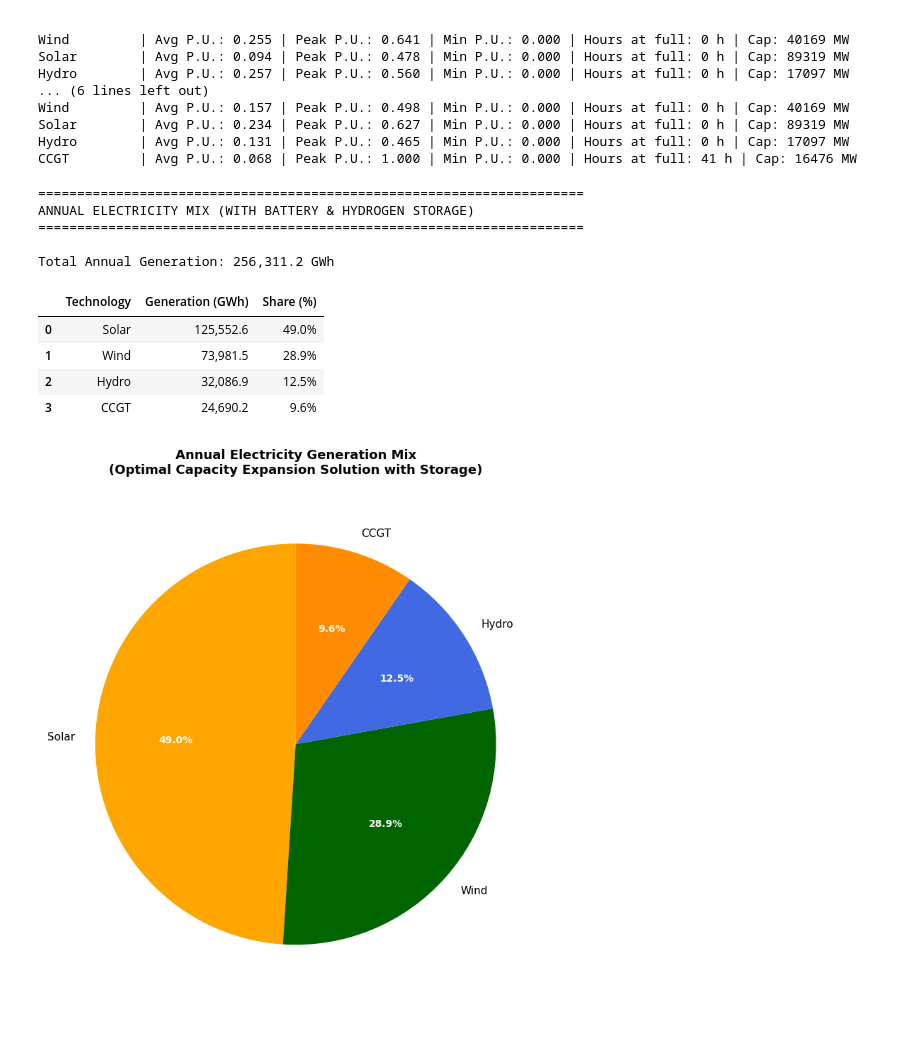
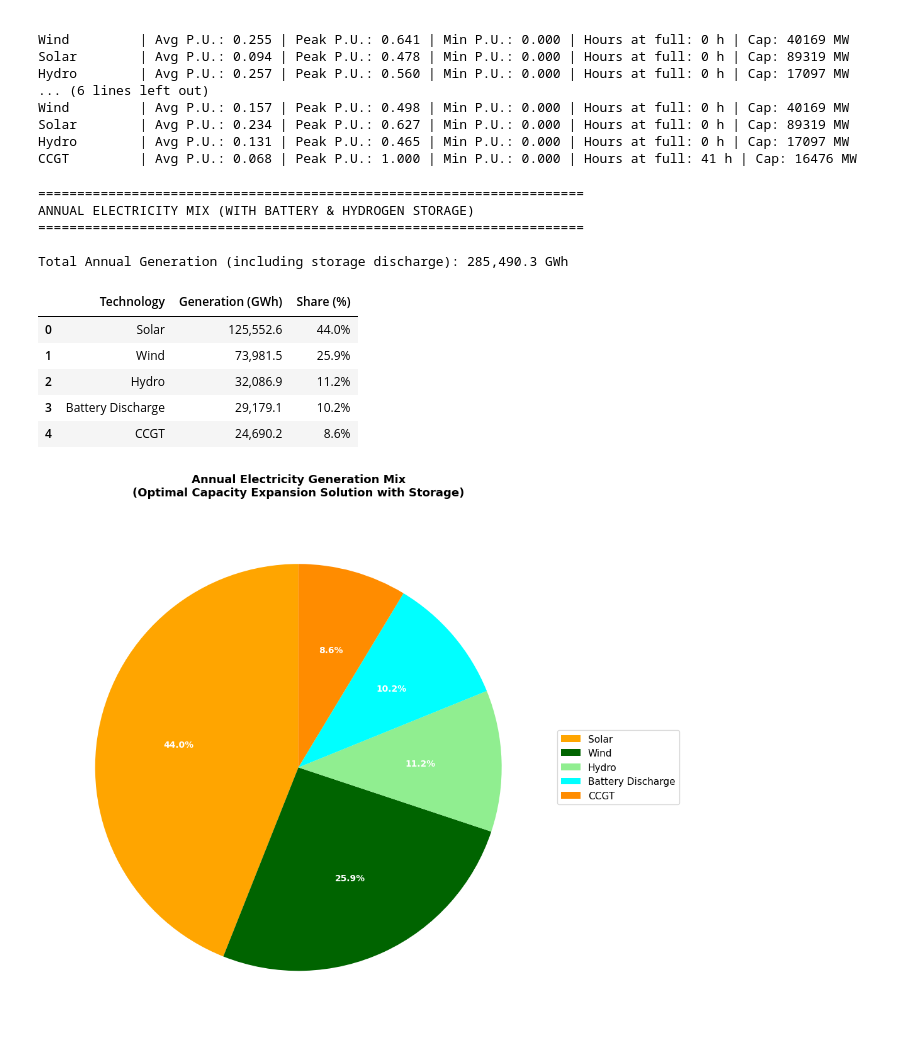
Before and after one commit to ccanoyrac/Integrated-energy-grids-Assignment, a Jupyter notebook: IEG_Assignment_Single_country.ipynb, the cells around one changed output. Saved outputs shown, nothing was run; the diff lists cells and outputs as text; code cells hidden in the pictures.

Commit message:
CO2_cap+Storage fix

```diff
--- a/IEG_Assignment_Single_country.ipynb
+++ b/IEG_Assignment_Single_country.ipynb
@@ -1594,6 +1597,17 @@ for tech in techs_with_storage:
     if tech in solution_with_storage.columns:
         total_gen = solution_with_storage[tech].sum()
         annual_generation_storage[tech] = total_gen
+
+# Add storage discharge energy
+# Battery discharge (already positive in the dataframe)
+if 'battery_discharge' in solution_with_storage.columns:
+    battery_discharge_total = solution_with_storage['battery_discharge'].sum()
+    annual_generation_storage['Battery Discharge'] = battery_discharge_total
+
+# Hydrogen discharge (if available)
+if 'hydrogen_discharge' in solution_with_storage.columns:
+    hydrogen_discharge_total = solution_with_storage['hydrogen_discharge'].sum()
+    annual_generation_storage['Hydrogen Discharge'] = hydrogen_discharge_total
 
 # Filter out technologies with 0 generation
 annual_generation_storage_nonzero = {tech: gen for tech, gen in annual_generation_storage.items() if gen > 0}
@@ -1614,43 +1628,52 @@ for tech in sorted(annual_generation_storage_nonzero.keys(), key=lambda t: annua
         'Generation (GWh)': f"{gen_gwh:,.1f}",
         'Share (%)': f"{pct:.1f}%",
     })
 
-print(f"\nTotal Annual Generation: {total_gen_gwh_storage:,.1f} GWh\n")
+print(f"\nTotal Annual Generation (including storage discharge): {total_gen_gwh_storage:,.1f} GWh\n")
 gen_summary_storage_df = pd.DataFrame(gen_summary_storage)
 display(gen_summary_storage_df)
 
 # Plot pie chart of electricity mix (only non-zero generation)
-fig, ax = plt.subplots(figsize=(10, 8))
+fig, ax = plt.subplots(figsize=(12, 9))
 
 # Sort by generation for better visualization
 sorted_techs_storage = sorted(annual_generation_storage_nonzero.keys(), key=lambda t: annual_generation_storage_nonzero[t], reverse=True)
 gen_values_storage = [annual_generation_storage_nonzero[tech] / 1000 for tech in sorted_techs_storage]  # Convert to GWh
-colors_pie_storage = [color_map.get(tech, 'gray') for tech in sorted_techs_storage]
 
-# Create pie chart
-wedges, texts, autotexts = ax.pie(gen_values_storage, labels=sorted_techs_storage, autopct='%1.1f%%',
-                                     colors=colors_pie_storage, startangle=90, textprops={'fontsize': 11})
+# Define color map with updated colors for Battery and Hydro
+color_map_updated = color_map.copy()
+color_map_updated['Battery Discharge'] = 'cyan'
+color_map_updated['Hydro'] = 'lightgreen'
+colors_pie_storage = [color_map_updated.get(tech, 'gray') for tech in sorted_techs_storage]
 
-# Make percentage text bold
+# Create pie chart with better label positioning
+wedges, texts, autotexts = ax.pie(gen_values_storage, labels=None, autopct='%1.1f%%',
+                                     colors=colors_pie_storage, startangle=90, textprops={'fontsize': 10})
+
+# Add legend with positioned labels to avoid overlap
+ax.legend(sorted_techs_storage, loc='center left', bbox_to_anchor=(1, 0, 0.5, 1), fontsize=11)
+
+# Make percentage text bold and white
 for autotext in autotexts:
     autotext.set_color('white')
     autotext.set_fontweight('bold')
     autotext.set_fontsize(10)
 
 ax.set_title('Annual Electricity Generation Mix\n(Optimal Capacity Expansion Solution with Storage)',
              fontsize=13, fontweight='bold', pad=20)
 
 plt.tight_layout()
 plt.show()
 # %% [output]
 ======================================================================
 ANNUAL ELECTRICITY MIX (WITH BATTERY & HYDROGEN STORAGE)
 ======================================================================
 
-Total Annual Generation: 256,311.2 GWh
+Total Annual Generation (including storage discharge): 285,490.3 GWh
 |  | Technology | Generation (GWh) | Share (%) |
-| 0 | Solar | 125,552.6 | 49.0% |
-| 1 | Wind | 73,981.5 | 28.9% |
-| 2 | Hydro | 32,086.9 | 12.5% |
-| 3 | CCGT | 24,690.2 | 9.6% |
+| 0 | Solar | 125,552.6 | 44.0% |
+| 1 | Wind | 73,981.5 | 25.9% |
+| 2 | Hydro | 32,086.9 | 11.2% |
+| 3 | Battery Discharge | 29,179.1 | 10.2% |
+| 4 | CCGT | 24,690.2 | 8.6% |
-[figure, old version]
+[figure, new version]
```
Also changed, not shown: parts of 10 cells of this notebook, 2 other files.
